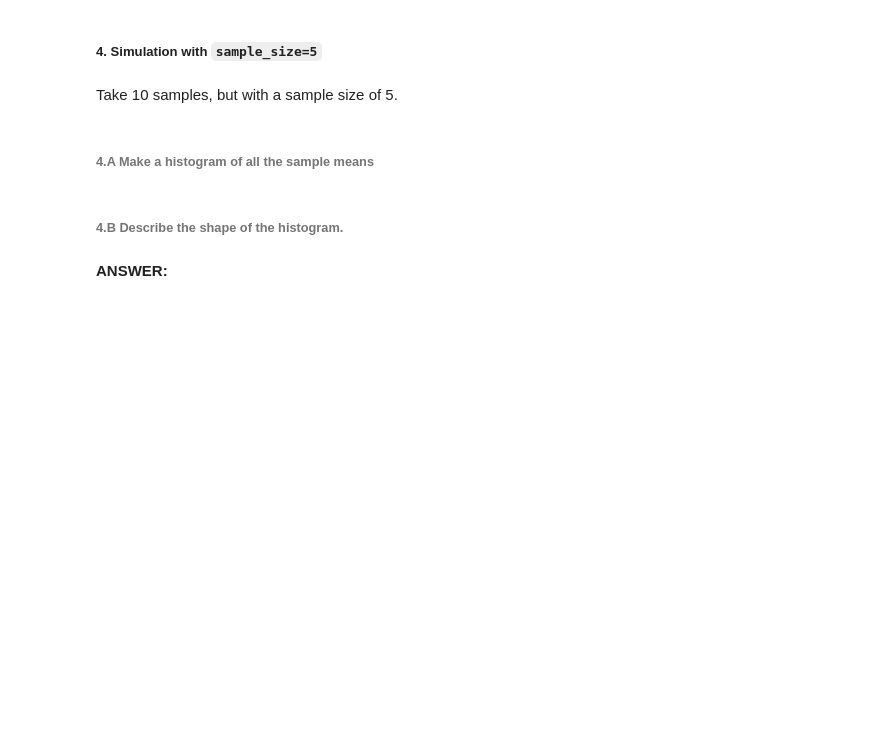
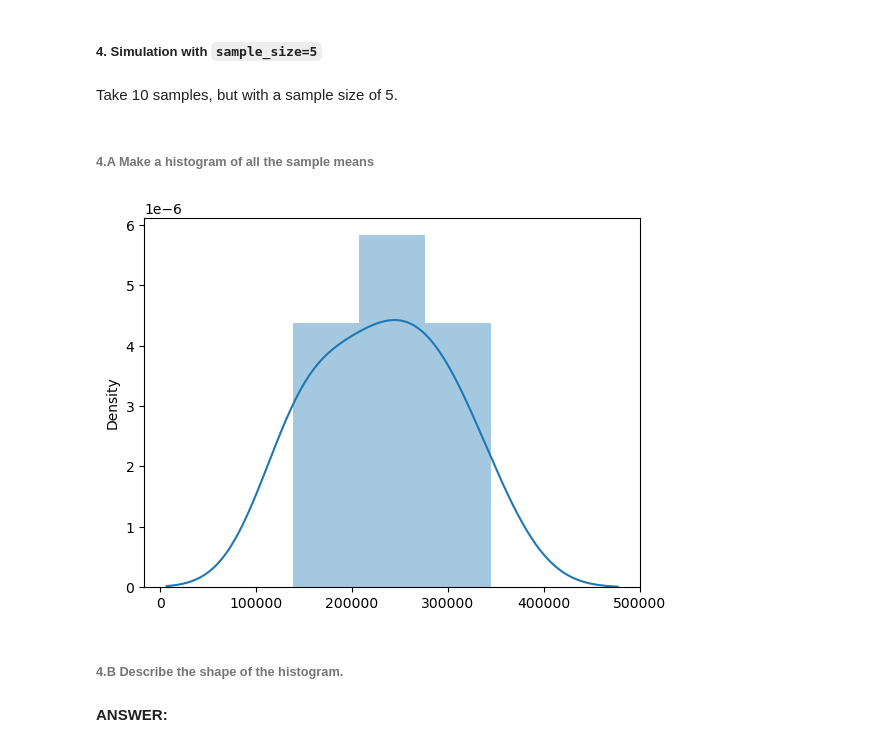
Before and after one commit to nhityv/IOD-testing, a Jupyter notebook: Module2/Labs2/IOD_Lab 2.1.3.ipynb, the cells around one changed output. Saved outputs shown, nothing was run; the diff lists cells and outputs as text; code cells hidden in the pictures; blank space fills up the shorter version.

```diff
--- a/Module2/Labs2/IOD_Lab 2.1.3.ipynb
+++ b/Module2/Labs2/IOD_Lab 2.1.3.ipynb
@@ -70,2 +121,12 @@ Take 10 samples, but with a sample size of 5.
+# %%
+# ANSWER
+
+def total_household_income_sample_means(sample,size,n):
+    sample_means=[]
+    for i in range(n):
+        sample_means.append(sample['Total Household Income'].sample(size).mean())
+    return sample_means
+
+sample_size_5=total_household_income_sample_means(df,5,10)
 # %% [markdown]
 ###### 4.A Make a histogram of all the sample means
@@ -74,3 +133,11 @@ Take 10 samples, but with a sample size of 5.
+# %%
+# ANSWER
+def sample_means_plot(sample_means):
+    sns.distplot(sample_means)
+
+sample_means_plot(sample_size_5)
+# %% [output]
+[figure, added]
 # %% [markdown]
 ###### 4.B Describe the shape of the histogram.
 # %% [markdown]
```
Also changed, not shown: parts of 20 cells of this notebook, 6 other files.
